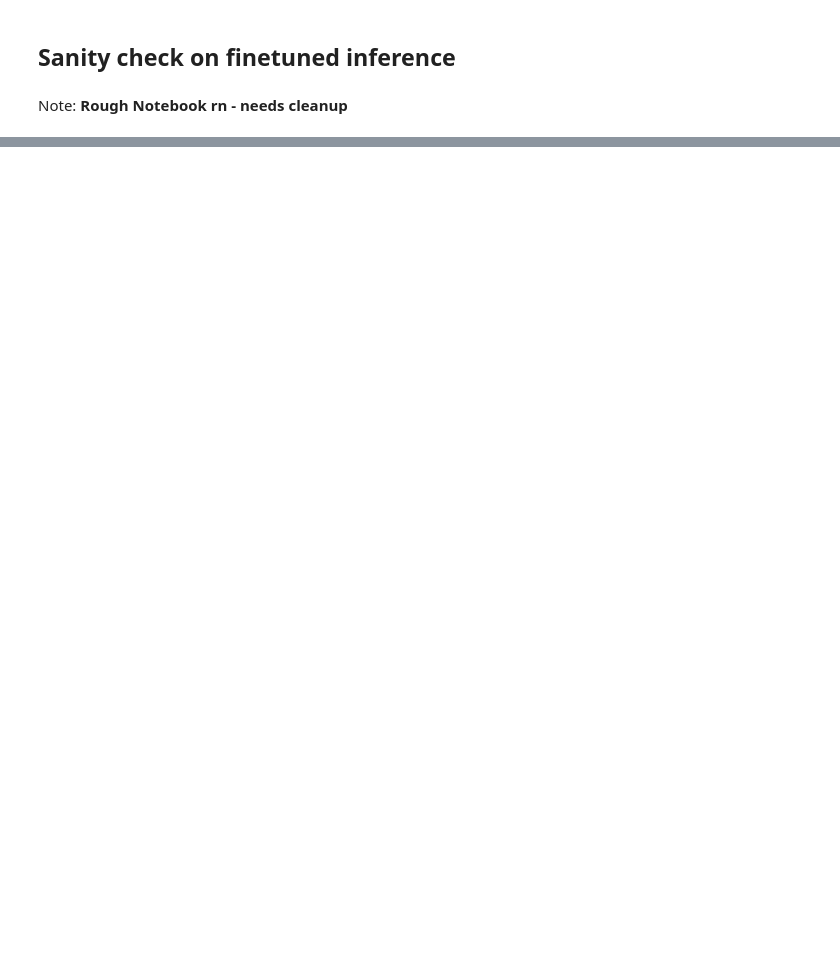
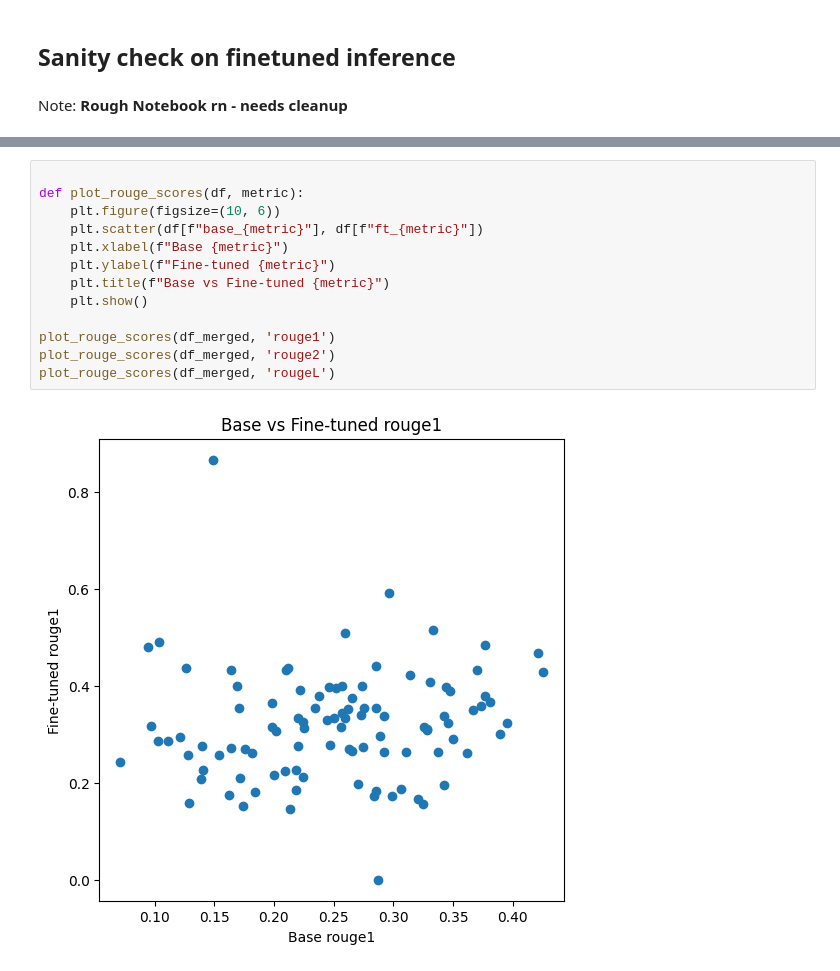
Before and after one commit to skyien-z/llms-for-oral-arguments, a Jupyter notebook: data_cleaning_scripts/script_finetuned_inference_sanity_check.ipynb, the cells around one changed output, grey strips where cells are left out. Saved outputs shown, nothing was run; the diff lists cells and outputs as text; blank space fills up the shorter version.

```diff
--- a/data_cleaning_scripts/script_finetuned_inference_sanity_check.ipynb
+++ b/data_cleaning_scripts/script_finetuned_inference_sanity_check.ipynb
@@ -4,0 +118,15 @@ Note: **Rough Notebook rn - needs cleanup**
+# %%
+
+def plot_rouge_scores(df, metric):
+    plt.figure(figsize=(10, 6))
+    plt.scatter(df[f"base_{metric}"], df[f"ft_{metric}"])
+    plt.xlabel(f"Base {metric}")
+    plt.ylabel(f"Fine-tuned {metric}")
+    plt.title(f"Base vs Fine-tuned {metric}")
+    plt.show()
+
+plot_rouge_scores(df_merged, 'rouge1')
+plot_rouge_scores(df_merged, 'rouge2')
+plot_rouge_scores(df_merged, 'rougeL')
+# %% [output]
+[figure, added]
```
Also changed, not shown: parts of 29 cells of this notebook, 25 other files.
